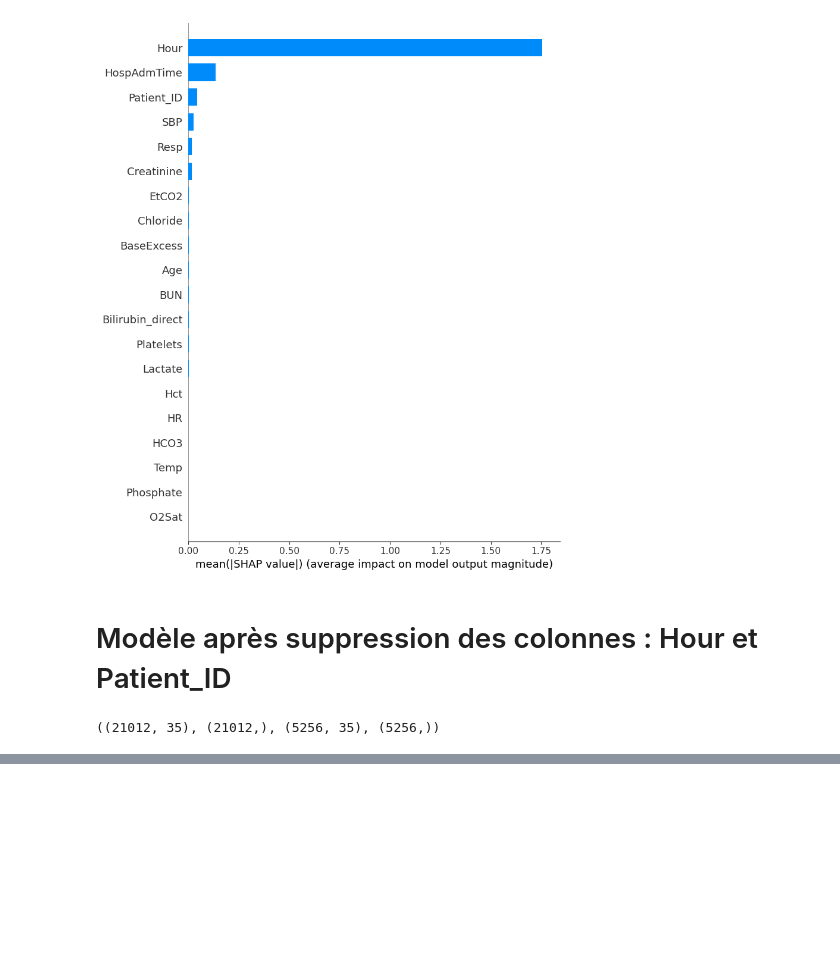
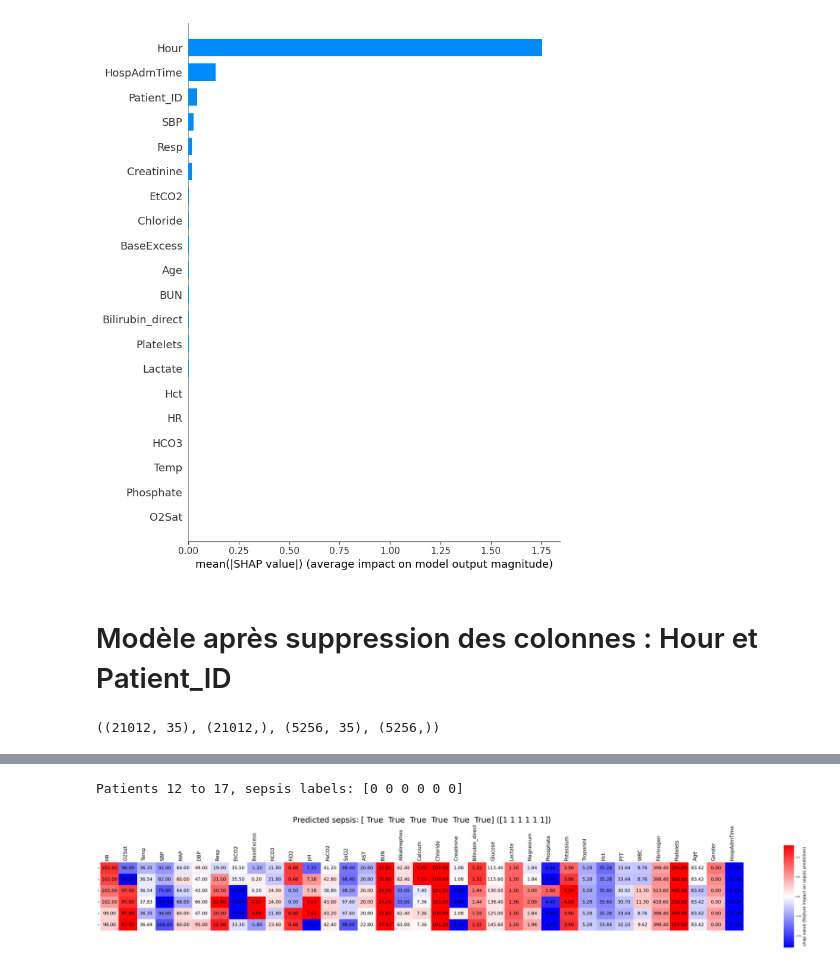
Before and after one commit to DaAdri/sepsis_prediction, a Jupyter notebook: XGBoost_model.ipynb, the cells around one changed output, grey strips where cells are left out. Cells and saved outputs as stored; diff of their text form; code cells hidden in the pictures; blank space fills up the shorter version.

```diff
--- a/XGBoost_model.ipynb
+++ b/XGBoost_model.ipynb
@@ -498,0 +610,2 @@ explain_model_predictions_with_shap(xgbc_model, X_train, X_test)
+# %%
+explainer = shap.Explainer(xgbc_model, X_train)
@@ -498,0 +614,2 @@ explain_model_predictions_with_shap(xgbc_model, X_train, X_test)
+# %%
+shap_values_all = np.array(explainer.shap_values(data_to_explain)).reshape(-1, 35)
@@ -498,0 +635,2 @@ explain_model_predictions_with_shap(xgbc_model, X_train, X_test)
+# %%
+trueLabels = y_test.values
@@ -498,0 +641,2 @@ explain_model_predictions_with_shap(xgbc_model, X_train, X_test)
+# %%
+X_test_arr = X_test.values
@@ -498,0 +679,13 @@ explain_model_predictions_with_shap(xgbc_model, X_train, X_test)
+# %%
+threshold = 0.7
+patient=2 # = 27 for other notebooks apparently
+start=6*patient
+end=6*patient+6
+print(f"Patients {start} to {end-1}, sepsis labels:", trueLabels[start:end])
+# print("sepsis predicted:", predictions[i] >= threshold, f'({predictions[i]:.4f})')
+data_array = shap_values_all[start:end]
+text_array = X_test_arr[start:end]
+draw_patient_pred(data_array, text_array, predictions[start:end], auto_scale=False)
+# %% [output]
+Patients 12 to 17, sepsis labels: [0 0 0 0 0 0]
+[figure, added]
```
Also changed, not shown: parts of 32 cells of this notebook, 3 other files.
